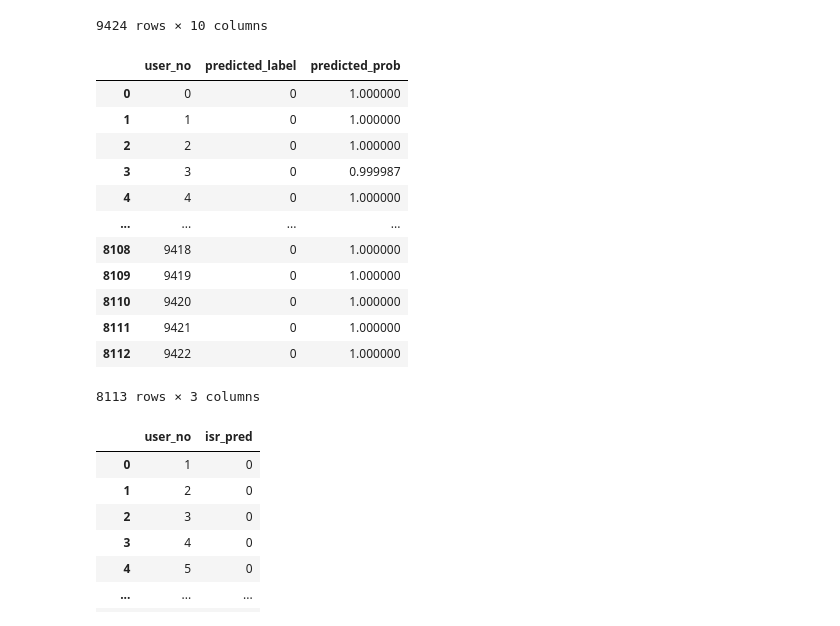
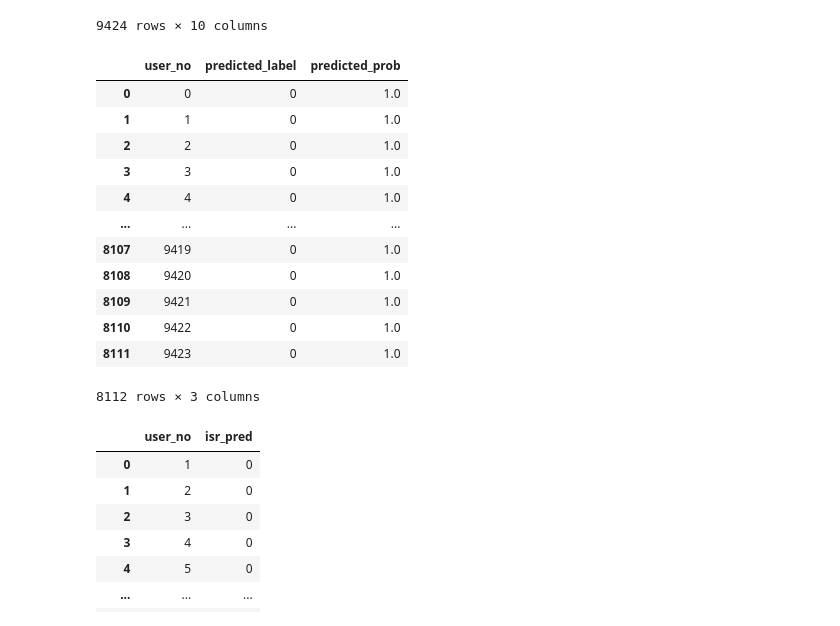
Before and after one commit to leyaoliatan/ISR_Spammer_Detection, a Jupyter notebook: notebooks/amazoncase.ipynb, the cells around one changed output. Saved outputs shown, nothing was run; the diff lists cells and outputs as text; code cells hidden in the pictures.

Commit message:
updated 3-run, 16 hidden result, prediction saved

```diff
--- a/notebooks/amazoncase.ipynb
+++ b/notebooks/amazoncase.ipynb
@@ -92,25 +92,25 @@ feature
 | 9423 | 0.000000 | 0.000000 | 0.000000 | 0.000000 | 0.000000 | 0.000000 | 0.455488 | 0.227273 | 0.001284 | 0.876653 |
 9424 rows × 10 columns
 # %%
-path_result = '/Users/leahtan/Documents/3_Research/2024-Ali/ISR/results/GIN_adv_uncertainty_preds_v1.csv'
+path_result = '/Users/leahtan/Documents/3_Research/2024-Ali/ISR/results/GIN_adv_uncertainty_preds_v2.csv'
 result_our5 = pd.read_csv(path_result)
 #rename:
 result_our5.rename(columns = {'node_id':'user_no'},inplace= True)
 result_our5
 # %% [output]
 |  | user_no | predicted_label | predicted_prob |
-| 0 | 0 | 0 | 1.000000 |
-| 1 | 1 | 0 | 1.000000 |
-| 2 | 2 | 0 | 1.000000 |
-| 3 | 3 | 0 | 0.999987 |
-| 4 | 4 | 0 | 1.000000 |
+| 0 | 0 | 0 | 1.0 |
+| 1 | 1 | 0 | 1.0 |
+| 2 | 2 | 0 | 1.0 |
+| 3 | 3 | 0 | 1.0 |
+| 4 | 4 | 0 | 1.0 |
 | ... | ... | ... | ... |
-| 8108 | 9418 | 0 | 1.000000 |
-| 8109 | 9419 | 0 | 1.000000 |
-| 8110 | 9420 | 0 | 1.000000 |
-| 8111 | 9421 | 0 | 1.000000 |
-| 8112 | 9422 | 0 | 1.000000 |
+| 8107 | 9419 | 0 | 1.0 |
+| 8108 | 9420 | 0 | 1.0 |
+| 8109 | 9421 | 0 | 1.0 |
+| 8110 | 9422 | 0 | 1.0 |
+| 8111 | 9423 | 0 | 1.0 |
-8113 rows × 3 columns
+8112 rows × 3 columns
 # %%
 path_result_isr = '/Users/leahtan/Documents/3_Research/2024-Ali/ISR/data/raw/results/prediction_5percents.txt'
 path_result_our5_all = '/Users/leahtan/Documents/3_Research/2024-Ali/ISR/data/raw/results/5percent_all.txt'
```
Also changed, not shown: parts of 3 cells of this notebook, 4 other files.
